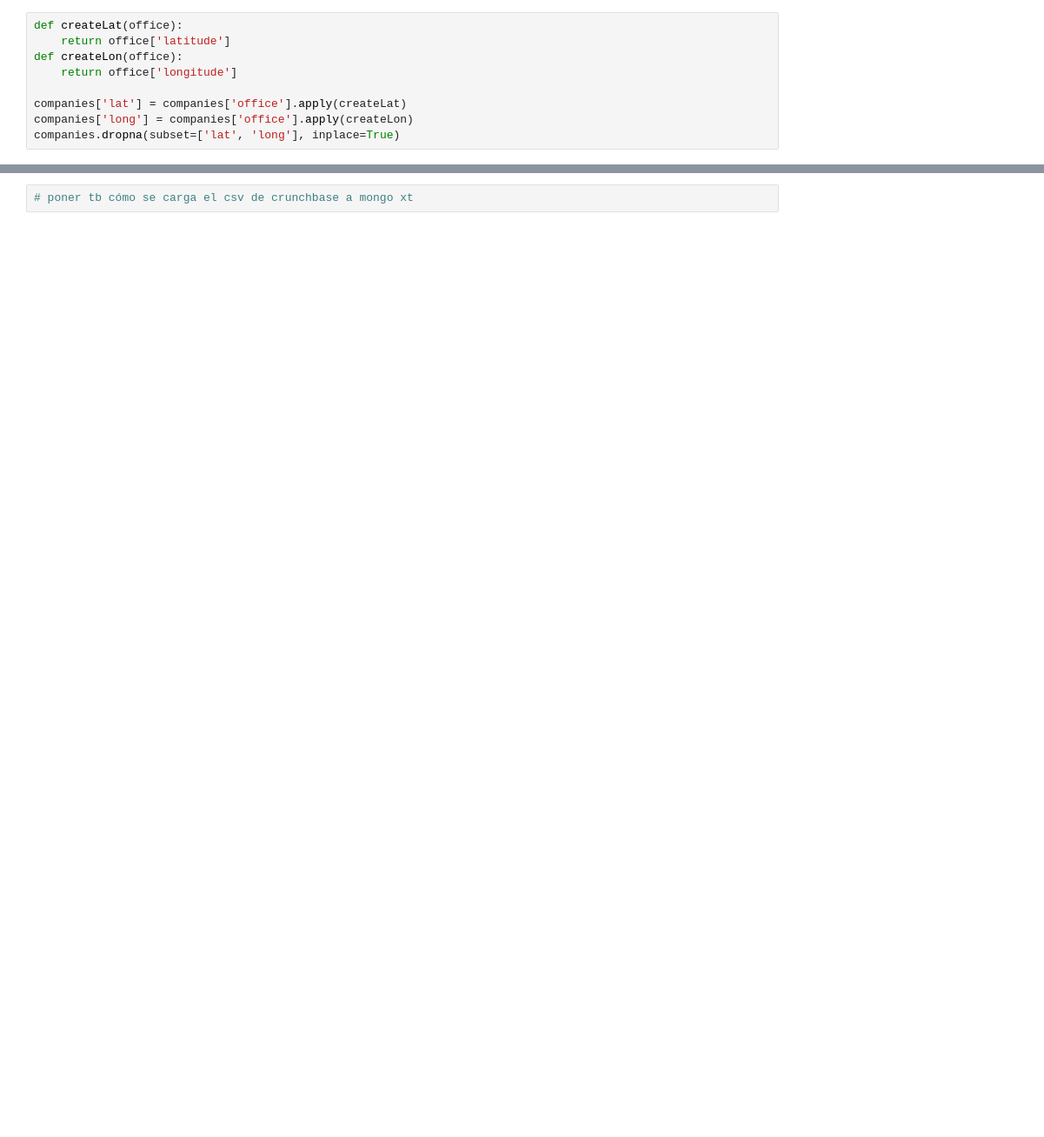
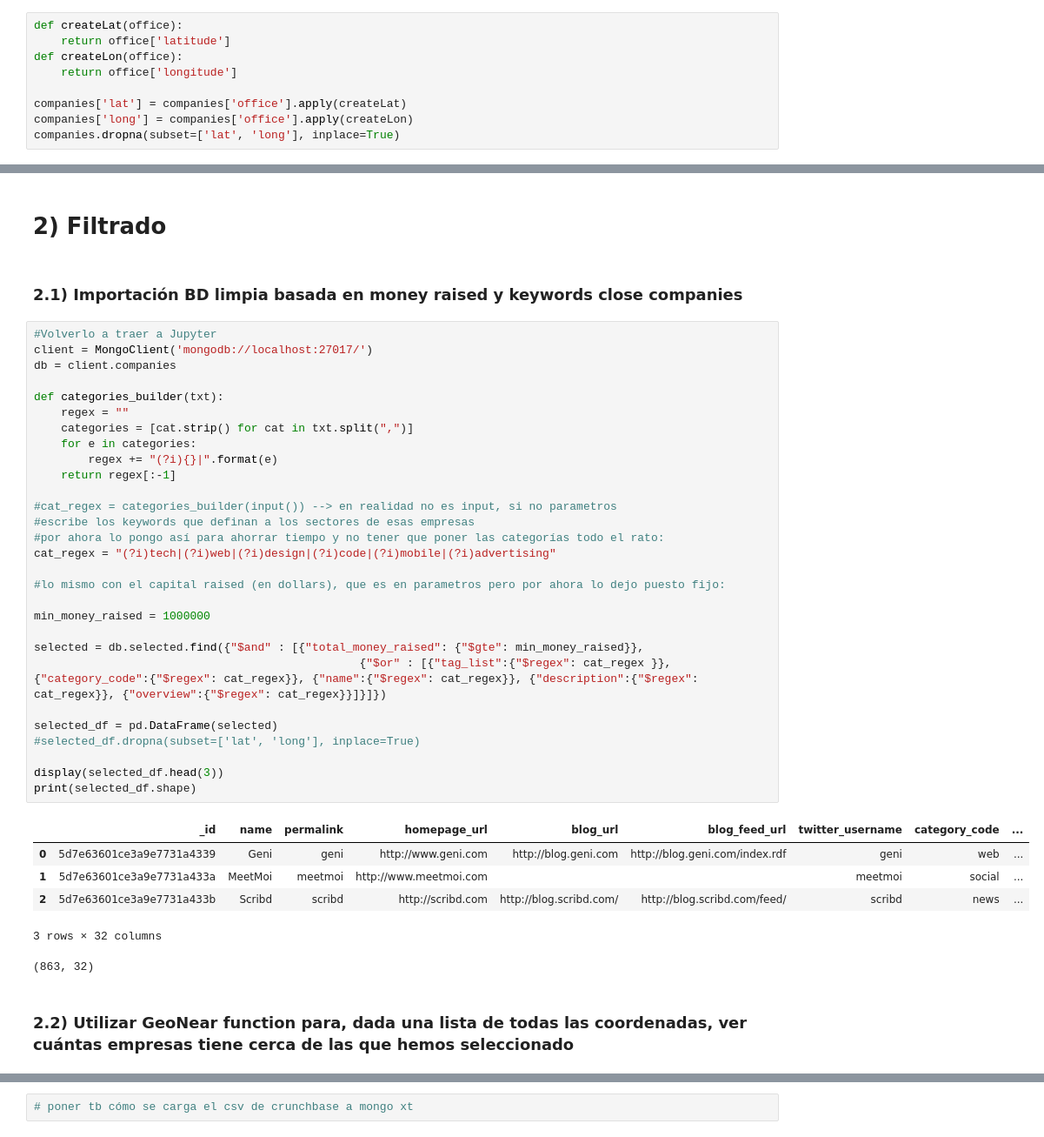
Before and after one commit to begoechavarren/company-location-finder, a Jupyter notebook: Pymongo jupyter.ipynb, the cells around one changed output, grey strips where cells are left out. Shown: that part at 87% size. Saved outputs shown, nothing was run; the diff lists cells and outputs as text; blank space fills up the shorter version.

```diff
--- a/Pymongo jupyter.ipynb
+++ b/Pymongo jupyter.ipynb
@@ -184,3 +155,45 @@ TypeError: 'Collection' object is not callable. If you meant to call the 'ensure
+# %% [markdown]
+# 2) Filtrado
+# %% [markdown]
+### 2.1) Importación BD limpia basada en money raised y keywords close companies
+# %%
+#Volverlo a traer a Jupyter
+client = MongoClient('mongodb://localhost:27017/')
+db = client.companies
+
+def categories_builder(txt):
+    regex = ""
+    categories = [cat.strip() for cat in txt.split(",")]
+    for e in categories:
+        regex += "(?i){}|".format(e)
+    return regex[:-1]
+
+#cat_regex = categories_builder(input()) --> en realidad no es input, si no parametros
+#escribe los keywords que definan a los sectores de esas empresas
+#por ahora lo pongo así para ahorrar tiempo y no tener que poner las categorías todo el rato:
+cat_regex = "(?i)tech|(?i)web|(?i)design|(?i)code|(?i)mobile|(?i)advertising"
+
+#lo mismo con el capital raised (en dollars), que es en parametros pero por ahora lo dejo puesto fijo:
+
+min_money_raised = 1000000
+
+selected = db.selected.find({"$and" : [{"total_money_raised": {"$gte": min_money_raised}},
+                                                {"$or" : [{"tag_list":{"$regex": cat_regex }}, {"category_code":{"$regex": cat_regex}}, {"name":{"$regex": cat_regex}}, {"description":{"$regex": cat_regex}}, {"overview":{"$regex": cat_regex}}]}]})
+
+selected_df = pd.DataFrame(selected)
+#selected_df.dropna(subset=['lat', 'long'], inplace=True)
+
+display(selected_df.head(3))
+print(selected_df.shape)
+# %% [output]
+|  | _id | name | permalink | homepage_url | blog_url | blog_feed_url | twitter_username | category_code | ... |
+| 0 | 5d7e63601ce3a9e7731a4339 | Geni | geni | http://www.geni.com | http://blog.geni.com | http://blog.geni.com/index.rdf | geni | web | ... |
+| 1 | 5d7e63601ce3a9e7731a433a | MeetMoi | meetmoi | http://www.meetmoi.com |  |  | meetmoi | social | ... |
+| 2 | 5d7e63601ce3a9e7731a433b | Scribd | scribd | http://scribd.com | http://blog.scribd.com/ | http://blog.scribd.com/feed/ | scribd | news | ... |
+3 rows × 32 columns
+(863, 32)
+# %% [markdown]
+### 2.2) Utilizar GeoNear function para, dada una lista de todas las coordenadas, ver cuántas empresas tiene cerca de las que hemos seleccionado
 # %%
 #funcion para sacar compañías a la redonda
 #crear el geoindex en MongoDB Compass
```
Also changed, not shown: parts of 30 cells of this notebook.
